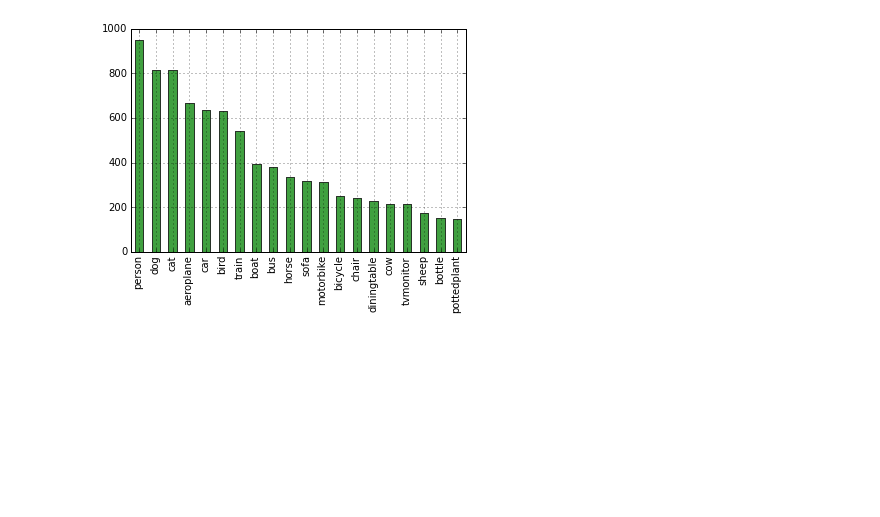
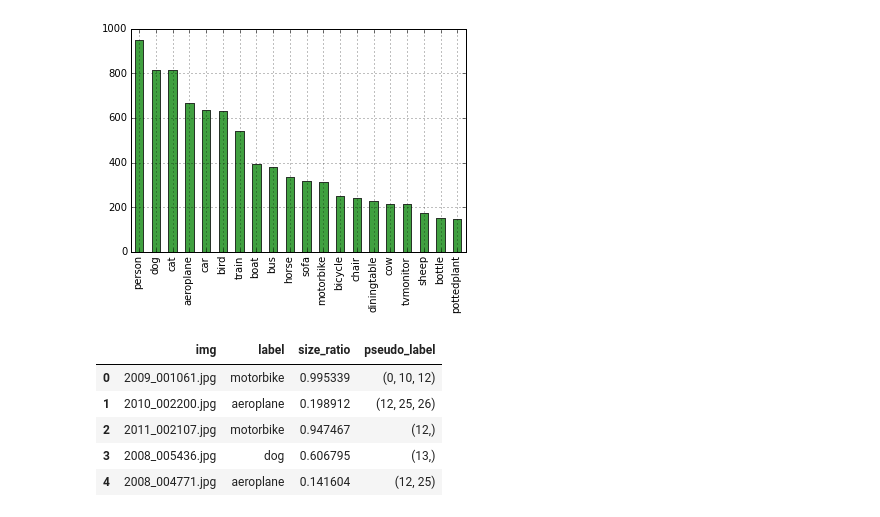
Before and after one commit to liboyin/iucg, a Jupyter notebook: preprocess.ipynb, the cells around one changed output. Saved outputs shown, nothing was run; the diff lists cells and outputs as text; code cells hidden in the pictures; blank space fills up the shorter version.

```diff
--- a/preprocess.ipynb
+++ b/preprocess.ipynb
@@ -115,3 +115,12 @@ df_train['pseudo_label'] = map(hierarchical_relabel, df_train['label'])
 # %%
 with open('df.pickle', mode='wb') as h:
     pickle.dump((df_train, df_test), h)
+# %%
+df_train.head()
+# %% [output]
+|  | img | label | size_ratio | pseudo_label |
+| 0 | 2009_001061.jpg | motorbike | 0.995339 | (0, 10, 12) |
+| 1 | 2010_002200.jpg | aeroplane | 0.198912 | (12, 25, 26) |
+| 2 | 2011_002107.jpg | motorbike | 0.947467 | (12,) |
+| 3 | 2008_005436.jpg | dog | 0.606795 | (13,) |
+| 4 | 2008_004771.jpg | aeroplane | 0.141604 | (12, 25) |
```
Also changed, not shown: parts of 2 cells of this notebook, 8 other files.
